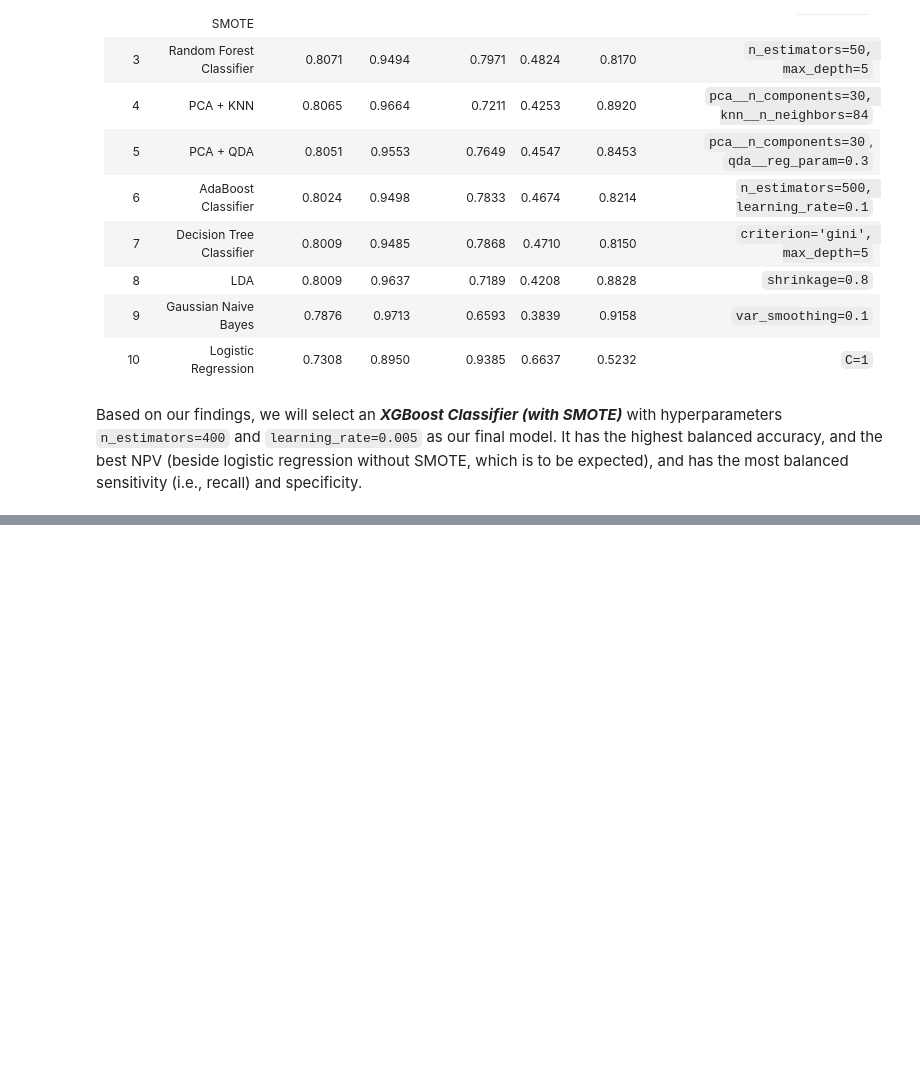
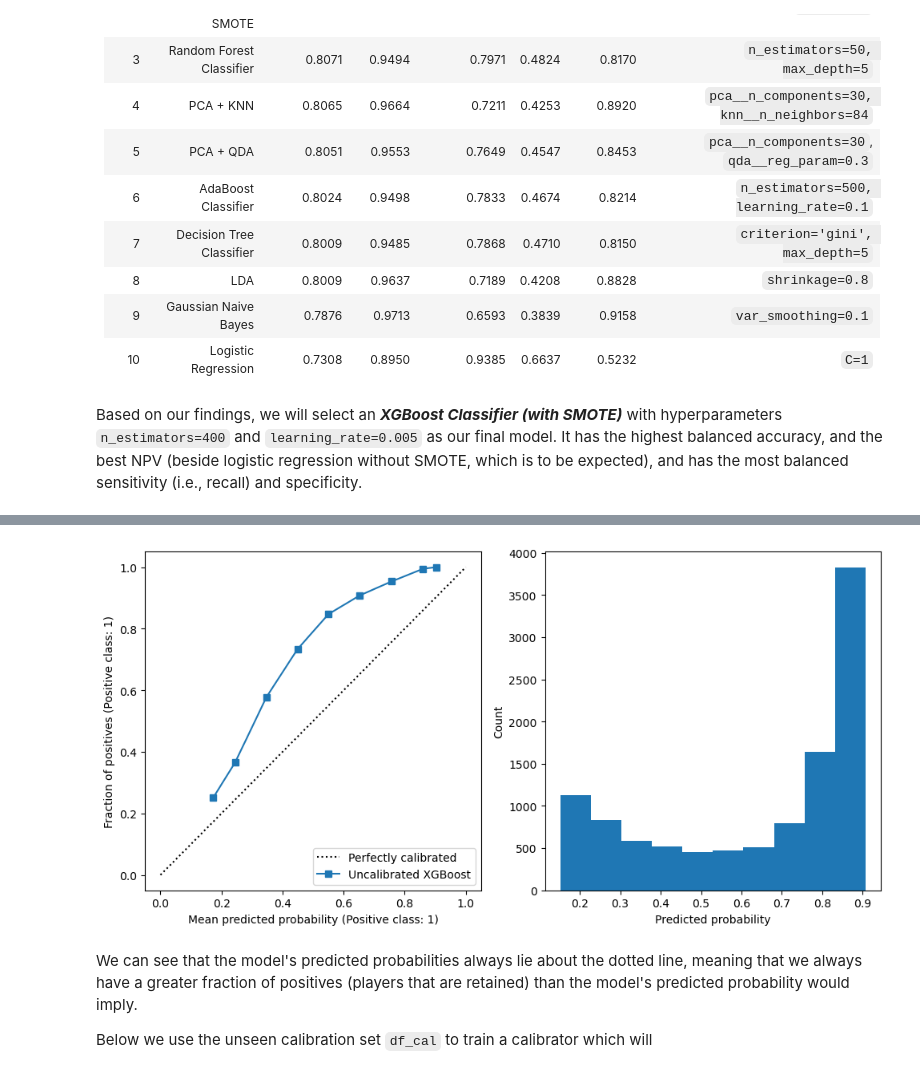
Before and after one commit to aapandy2/predicting_nba_player_retention, a Jupyter notebook: 3_ModelSelection.ipynb, the cells around one changed output, grey strips where cells are left out. Drawn from its saved outputs; the diff is of its cells as text; code cells hidden in the pictures; blank space fills up the shorter version.

Commit message:
calibrate best-performing classifier in model selection

```diff
--- a/3_ModelSelection.ipynb
+++ b/3_ModelSelection.ipynb
@@ -970,0 +977,5 @@ Based on our findings, we will select an ***XGBoost Classifier (with SMOTE)*** w
+# %%
+final_model = Pipeline([('smote', SMOTE(random_state=5)),
+                        ('xgb', XGBClassifier(random_state=25, n_estimators=350, learning_rate=0.005))])
+
+final_model.fit(df_train[predictors], df_train.IN_LEAGUE_NEXT)
@@ -970,0 +1003,31 @@ Based on our findings, we will select an ***XGBoost Classifier (with SMOTE)*** w
+# %%
+X_test = df_train[predictors]
+y_test = df_train.IN_LEAGUE_NEXT
+
+y_prob = final_model.predict_proba(X_test)[:, 1]
+prob_true, prob_pred = calibration_curve(y_test, y_prob, n_bins=10)
+
+fig, ax = plt.subplots(1, 2)
+fig.set_figheight(5)
+fig.set_figwidth(10)
+
+display = CalibrationDisplay.from_estimator(
+        final_model,
+        X_test,
+        y_test,
+        n_bins=10,
+        name="Uncalibrated XGBoost",
+        ax=ax[0])
+
+ax[1].hist(y_prob)
+ax[1].set_xlabel("Predicted probability")
+ax[1].set_ylabel("Count")
+
+plt.tight_layout()
+plt.show()
+# %% [output]
+[figure, added]
+# %% [markdown]
+We can see that the model's predicted probabilities always lie about the dotted line, meaning that we always have a greater fraction of positives (players that are retained) than the model's predicted probability would imply.
+
+Below we use the unseen calibration set `df_cal` to train a calibrator which will
```
Also changed, not shown: parts of 8 cells of this notebook.
